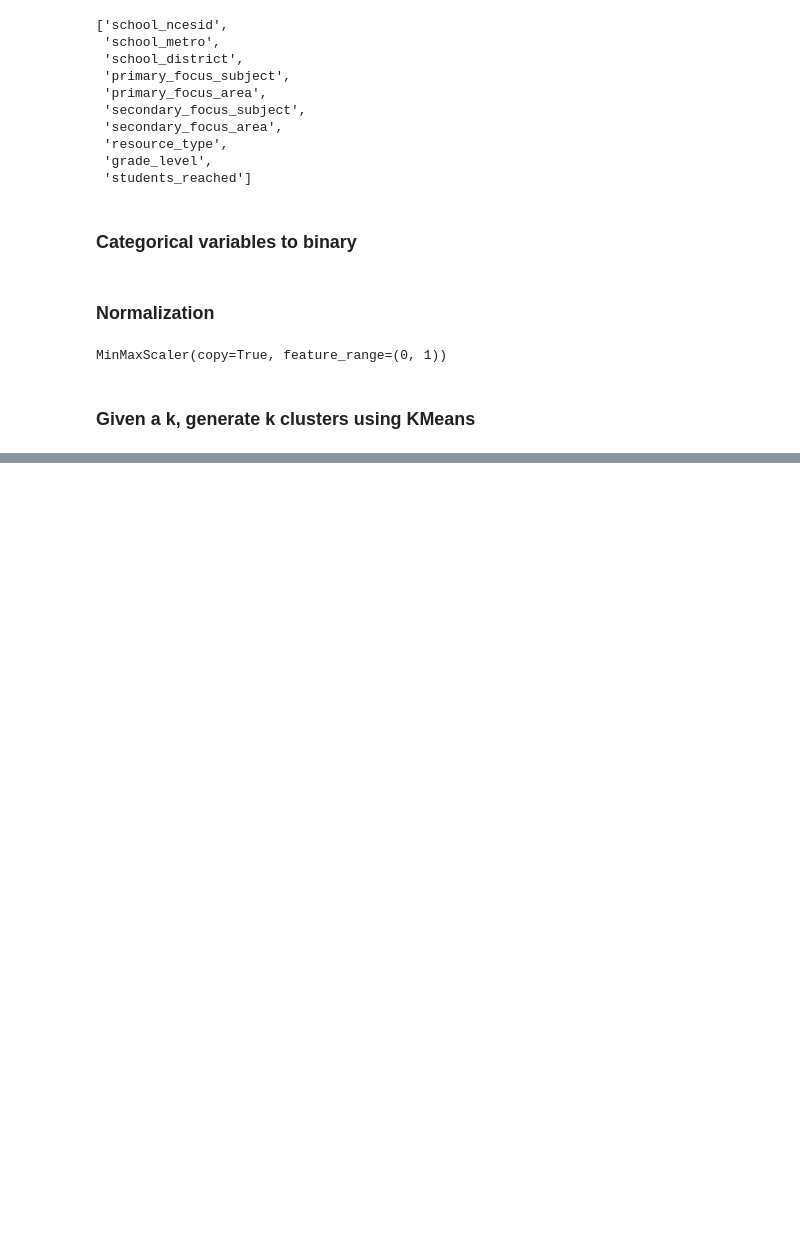
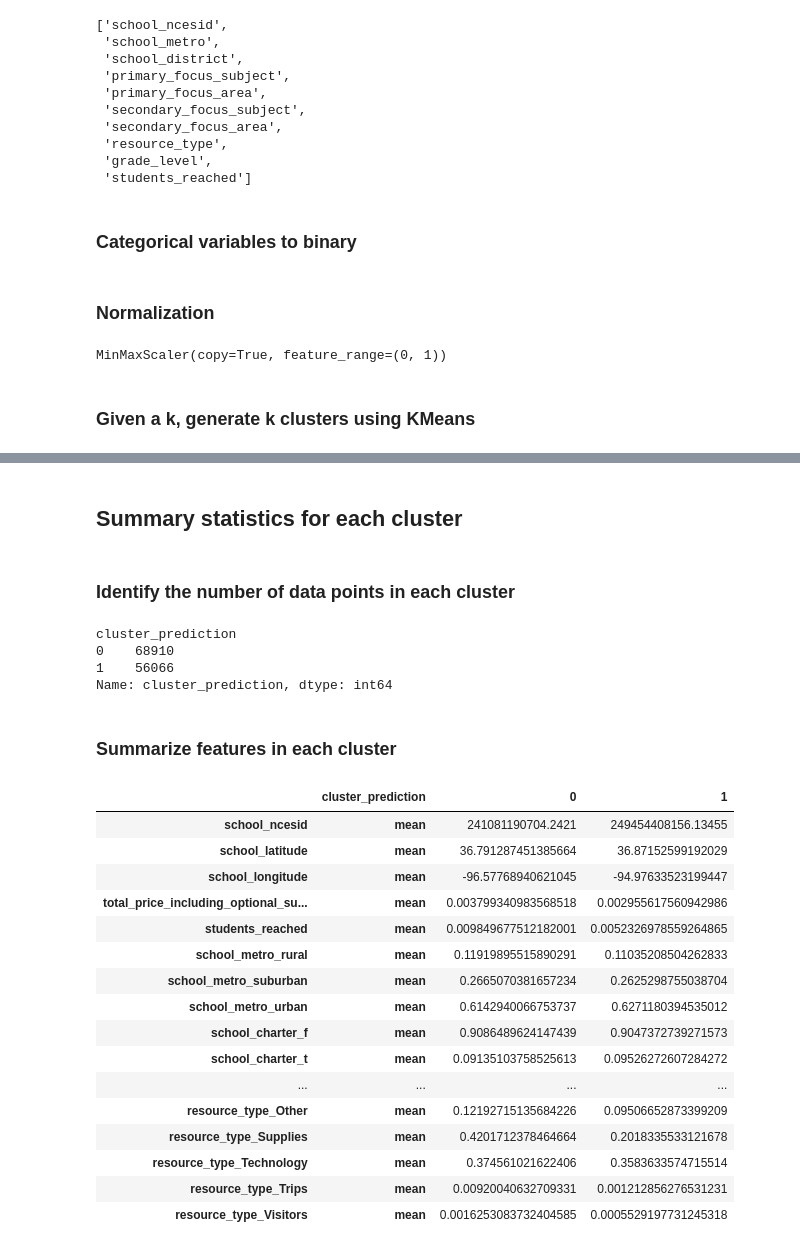
Before and after one commit to laurenjli/ml-pubpol, a Jupyter notebook: hw4/hw4_analysis.ipynb, the cells around one changed output, grey strips where cells are left out. Drawn from its saved outputs; the diff is of its cells as text; code cells hidden in the pictures; blank space fills up the shorter version.

```diff
--- a/hw4/hw4_analysis.ipynb
+++ b/hw4/hw4_analysis.ipynb
@@ -212,0 +116,33 @@ res2.sort_values('percent', ascending=False)
+# %% [markdown]
+## Summary statistics for each cluster
+# %% [markdown]
+### Identify the number of data points in each cluster
+# %%
+pp.cluster_size(df_final, 'cluster_prediction')
+# %% [output]
+cluster_prediction
+0    68910
+1    56066
+Name: cluster_prediction, dtype: int64
+# %% [markdown]
+### Summarize features in each cluster
+# %%
+pp.summarize_kmeans_features(df_final, 'cluster_prediction')
+# %% [output]
+|  | cluster_prediction | 0 | 1 |
+| school_ncesid | mean | 241081190704.2421 | 249454408156.13455 |
+| school_latitude | mean | 36.791287451385664 | 36.87152599192029 |
+| school_longitude | mean | -96.57768940621045 | -94.97633523199447 |
+| total_price_including_optional_su... | mean | 0.003799340983568518 | 0.002955617560942986 |
+| students_reached | mean | 0.009849677512182001 | 0.0052326978559264865 |
+| school_metro_rural | mean | 0.11919895515890291 | 0.11035208504262833 |
+| school_metro_suburban | mean | 0.2665070381657234 | 0.2625298755038704 |
+| school_metro_urban | mean | 0.6142940066753737 | 0.6271180394535012 |
+| school_charter_f | mean | 0.9086489624147439 | 0.9047372739271573 |
+| school_charter_t | mean | 0.09135103758525613 | 0.09526272607284272 |
+| ... | ... | ... | ... |
+| resource_type_Other | mean | 0.12192715135684226 | 0.09506652873399209 |
+| resource_type_Supplies | mean | 0.4201712378464664 | 0.2018335533121678 |
+| resource_type_Technology | mean | 0.374561021622406 | 0.3583633574715514 |
+| resource_type_Trips | mean | 0.00920040632709331 | 0.001212856276531231 |
+| resource_type_Visitors | mean | 0.0016253083732404585 | 0.0005529197731245318 |
```
Also changed, not shown: parts of 30 cells of this notebook, 4 other files.
